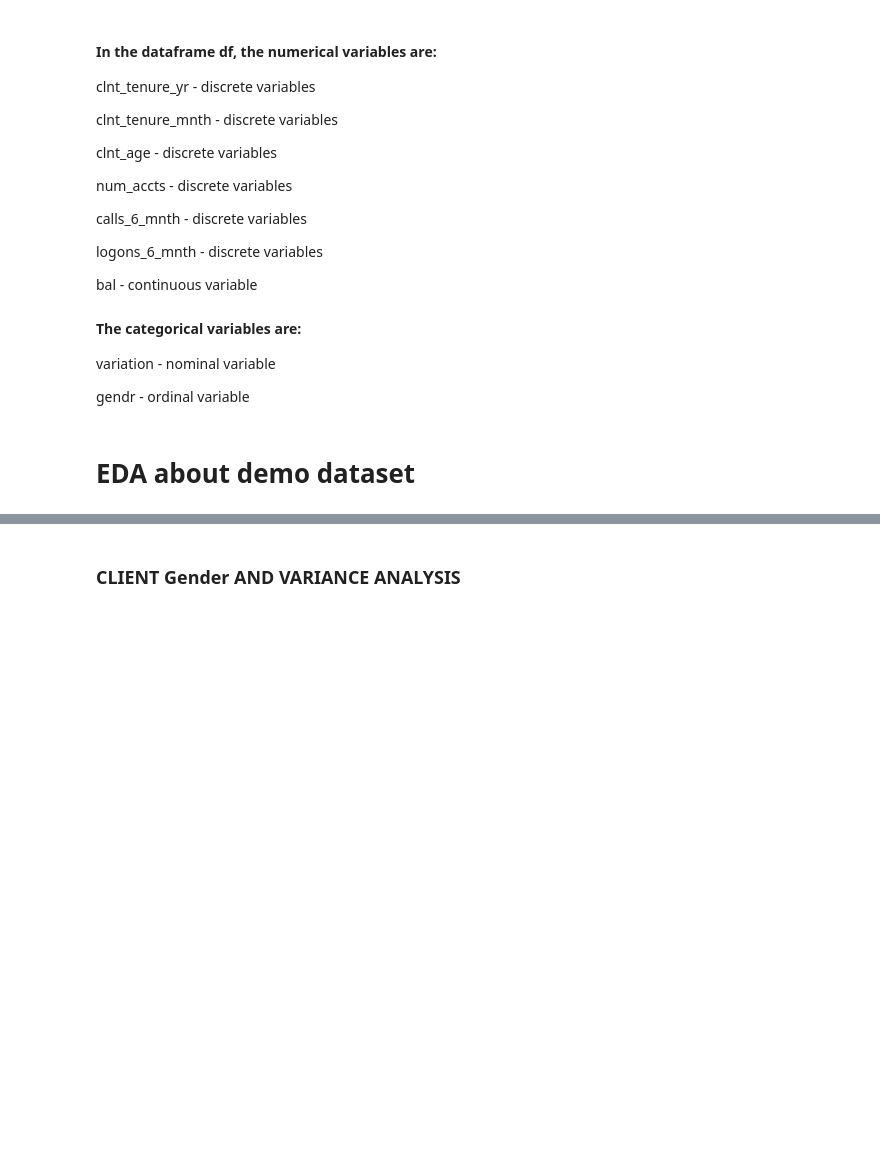
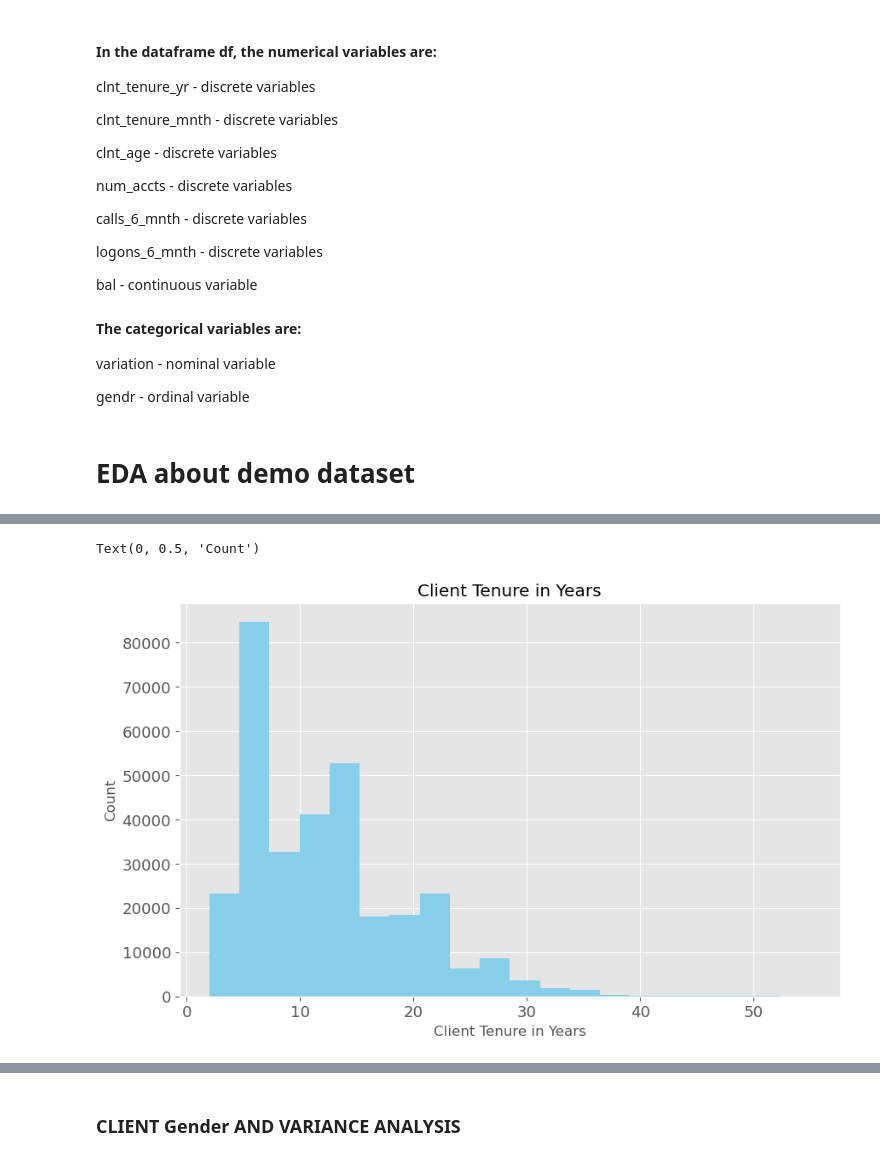
Before and after one commit to MustafaAldabbas/Project-Two-Big, a Jupyter notebook: Notebooks/Dan.ipynb, the cells around one changed output, grey strips where cells are left out. Saved outputs shown, nothing was run; the diff lists cells and outputs as text; code cells hidden in the pictures; blank space fills up the shorter version.

```diff
--- a/Notebooks/Dan.ipynb
+++ b/Notebooks/Dan.ipynb
@@ -126,0 +137,7 @@ gendr - ordinal variable
+# %%
+df['clnt_tenure_yr'].plot(kind='hist', bins=20, color='skyblue', figsize=(10, 6), fontsize=13, title='Client Tenure in Years')
+plt.xlabel('Client Tenure in Years')
+plt.ylabel('Count')
+# %% [output]
+Text(0, 0.5, 'Count')
+[figure, added]
```
Also changed, not shown: parts of 29 cells of this notebook.
